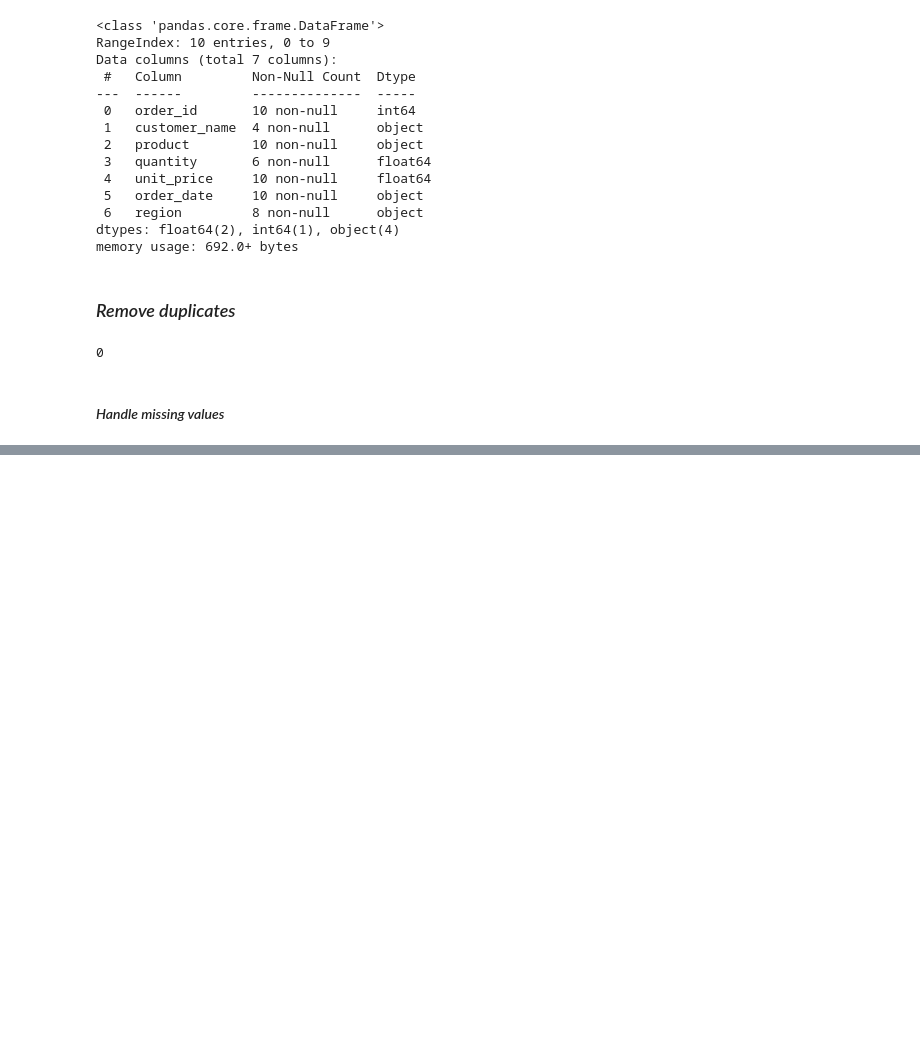
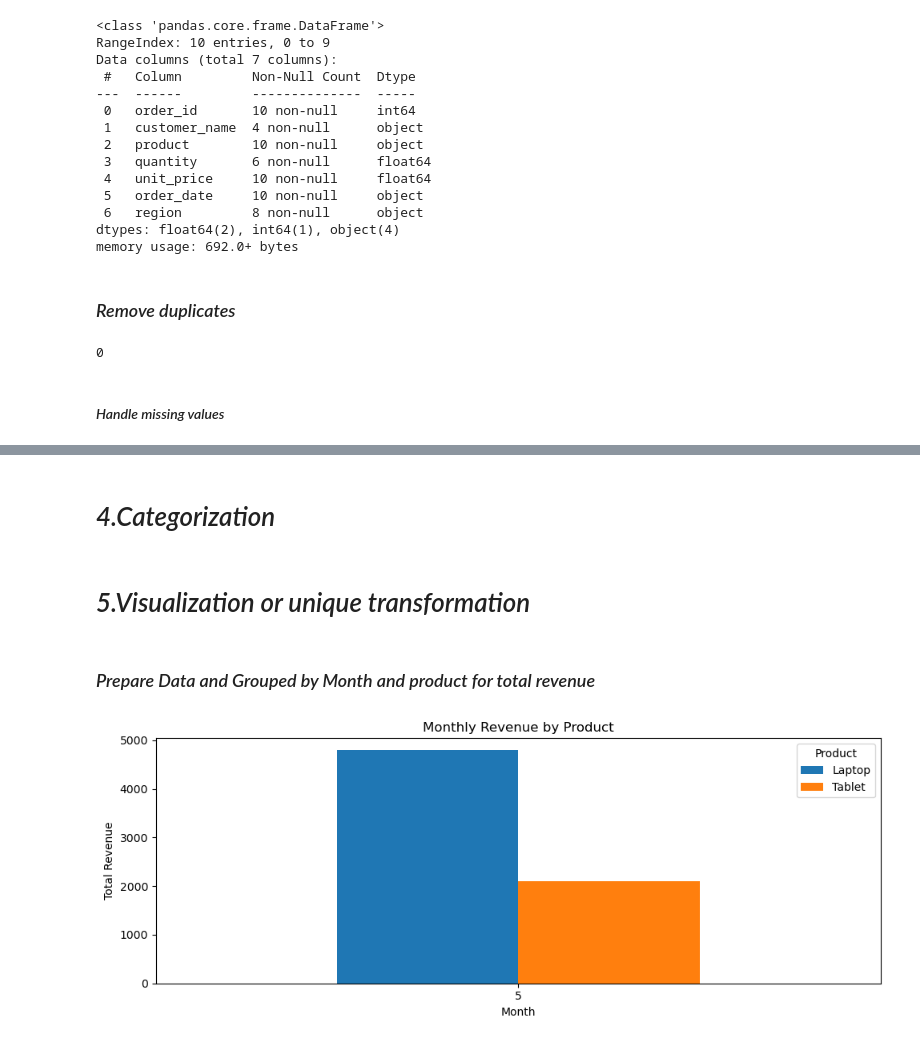
Before and after one commit to SnitTeshome/DSA2040A_ETL_Midterm_Snit_552, a Jupyter notebook: etl_transform.ipynb, the cells around one changed output, grey strips where cells are left out. Cells and saved outputs as stored; diff of their text form; code cells hidden in the pictures; blank space fills up the shorter version.

```diff
--- a/etl_transform.ipynb
+++ b/etl_transform.ipynb
@@ -356,0 +328,6 @@ memory usage: 612.0+ bytes
+# %%
+# Convert product and region to pandas 'category' dtype
+orders_incremental[['product', 'region']] = orders_incremental[['product', 'region']].astype('category')
+# %%
+# Convert quantity to integer, rounding down any non-integer values
+orders_incremental['quantity'] = ( np.floor(pd.to_numeric(orders_incremental['quantity'], errors='coerce')).astype('Int64'))
@@ -356,0 +336,24 @@ memory usage: 612.0+ bytes
+# %%
+# Create new column: total_price = quantity × unit_price
+orders_incremental['total_price'] = orders_incremental['quantity'] * orders_incremental['unit_price']
+# %% [markdown]
+# *4.Categorization*
+# %%
+orders_incremental['revenue_category'] = pd.cut(orders_incremental['total_price'], [0,100,500,1000,float('inf')], labels=['Low','Medium','High','Very High'], include_lowest=True, ordered=True)
+# %% [markdown]
+# *5.Visualization or unique transformation*
+# %% [markdown]
+ ### *Prepare Data and  Grouped by Month and product for total revenue*
+# %%
+# Group by month and product to calculate total revenue
+monthly_revenue = orders_incremental.groupby(['month', 'product'])['total_price'].sum().unstack(fill_value=0)
+monthly_revenue.plot(kind='bar', figsize=(10, 4))
+plt.title('Monthly Revenue by Product')
+plt.xlabel('Month')
+plt.ylabel('Total Revenue')
+plt.xticks(rotation=0)
+plt.legend(title='Product')
+plt.tight_layout()
+plt.show()
+# %% [output]
+[figure, added]
```
Also changed, not shown: parts of 9 cells of this notebook.
